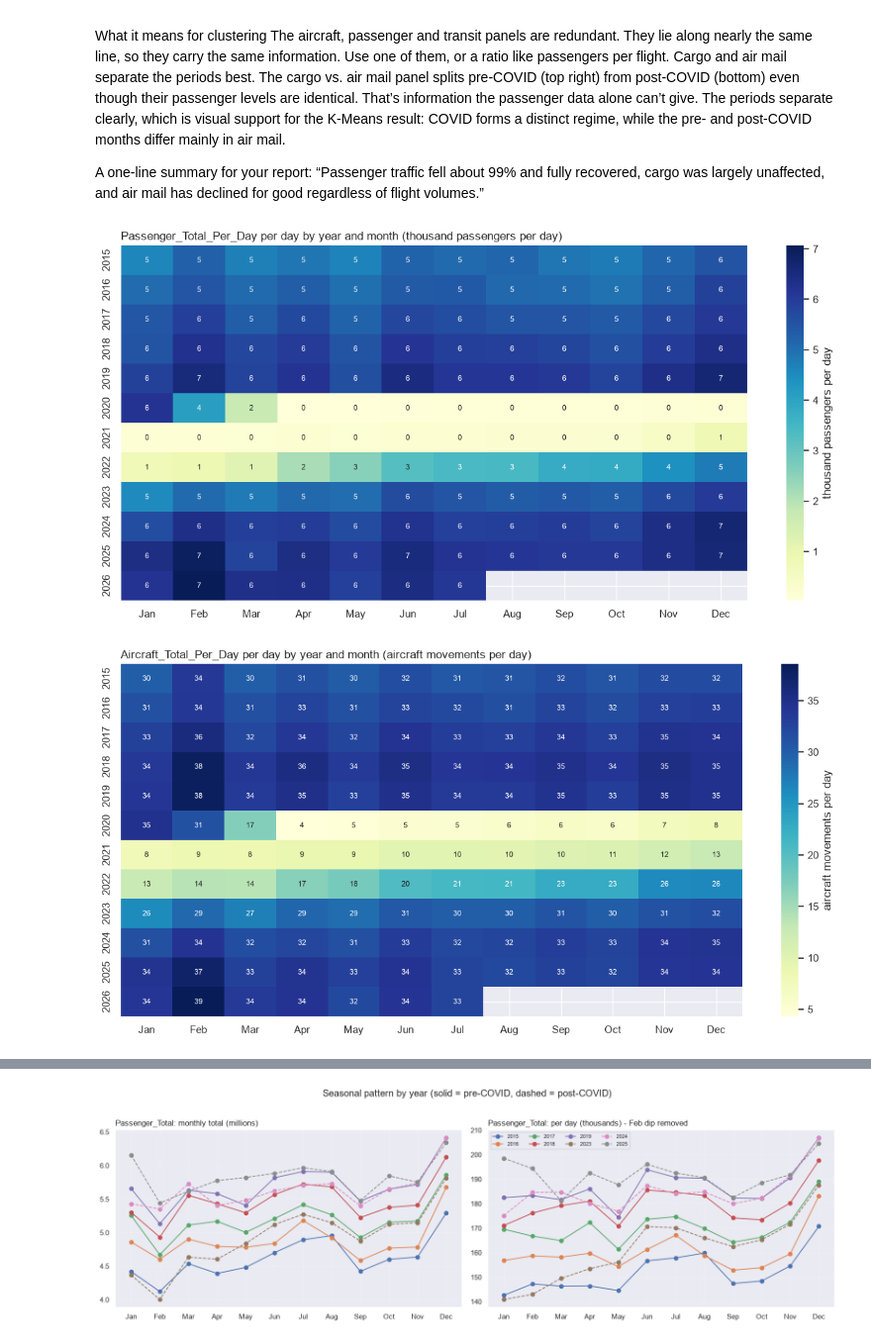
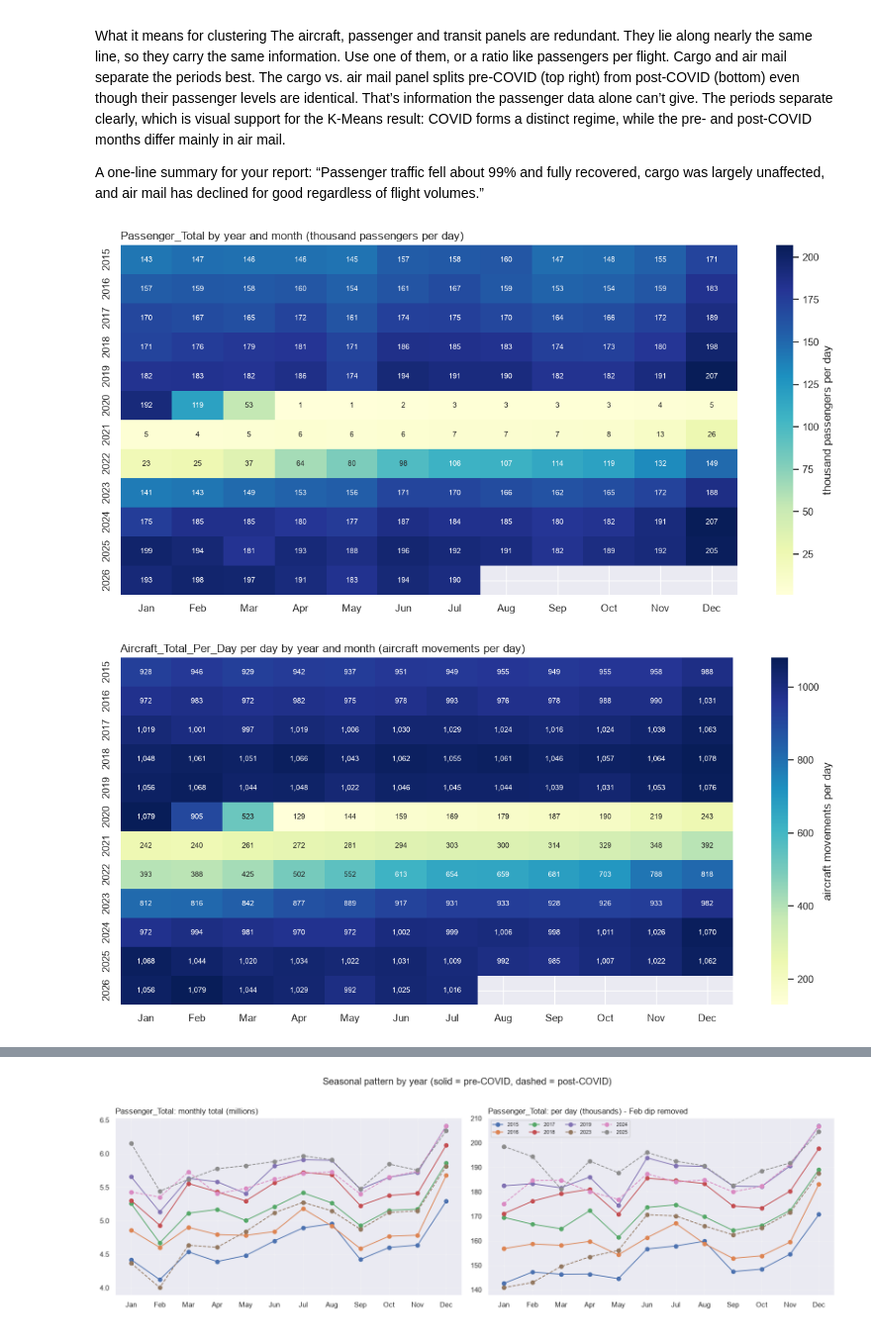
Before and after one commit to angh0059/KM6312group8, a Jupyter notebook: km6312project.ipynb, the cells around one changed output, grey strips where cells are left out. Shown at 99% size. Saved outputs shown, nothing was run; the diff lists cells and outputs as text; code cells hidden in the pictures.

```diff
--- a/km6312project.ipynb
+++ b/km6312project.ipynb
@@ -428,7 +428,7 @@ A one-line summary for your report: “Passenger traffic fell about 99% and full
 #Year × month heatmap for passenger per day
 MONTHS = ["Jan","Feb","Mar","Apr","May","Jun","Jul","Aug","Sep","Oct","Nov","Dec"]
 
-col = "Passenger_Total_Per_Day"      # or "Aircraft_Total", "Cargo_Total"
+col = "Passenger_Total_Per_Day"      # or "Aircraft_Total_Per_Day", "Cargo_Total_Per_Day"
 
 # divisor, number format, unit label for per-day values
 units = {
@@ -439,46 +439,46 @@ units = {
 div, fmt, label = units[col]
 
 hm = d[[col]].copy()
-hm["per_day"] = hm[col] / hm.index.days_in_month
+hm["per_day"] = hm[col]                     # already per day, so no second division
 hm["Year"], hm["Mon"] = hm.index.year, hm.index.strftime("%b")
 table = hm.pivot(index="Year", columns="Mon", values="per_day")[MONTHS]
 
 plt.figure(figsize=(12, 6))
 sns.heatmap(table / div, annot=True, fmt=fmt, cmap="YlGnBu",
             annot_kws={"size": 8}, cbar_kws={"label": label})
-plt.title(f"{col} per day by year and month ({label})", loc="left")
+plt.title(f"{col.replace('_Per_Day', '')} by year and month ({label})", loc="left")
 plt.xlabel(""); plt.ylabel("")
 plt.tight_layout()
 plt.show()
 # %% [output]
-[figure, old version]
+[figure, new version]
 # %%
 #Year × month heatmap for cargo
 
 col = "Aircraft_Total_Per_Day"
 
 # divisor, number format, unit label for per-day values
 units = {
     "Passenger_Total_Per_Day": (1e3, ".0f",  "thousand passengers per day"),
     "Aircraft_Total_Per_Day":  (1,   ",.0f", "aircraft movements per day"),
     "Cargo_Total_Per_Day":     (1,   ",.0f", "cargo per day"),
 }
 div, fmt, label = units[col]
 
 hm = d[[col]].copy()
-hm["per_day"] = hm[col] / hm.index.days_in_month
+hm["per_day"] = hm[col]
 hm["Year"], hm["Mon"] = hm.index.year, hm.index.strftime("%b")
 table = hm.pivot(index="Year", columns="Mon", values="per_day")[MONTHS]
 
 plt.figure(figsize=(12, 6))
 sns.heatmap(table / div, annot=True, fmt=fmt, cmap="YlGnBu",
             annot_kws={"size": 8}, cbar_kws={"label": label})
 plt.title(f"{col} per day by year and month ({label})", loc="left")
 plt.xlabel(""); plt.ylabel("")
 plt.tight_layout()
 plt.show()
 # %% [output]
-[figure, old version]
+[figure, new version]
 # %%
 #Year × month heatmap for aircraft
 
```
Also changed, not shown: parts of 10 cells of this notebook.
